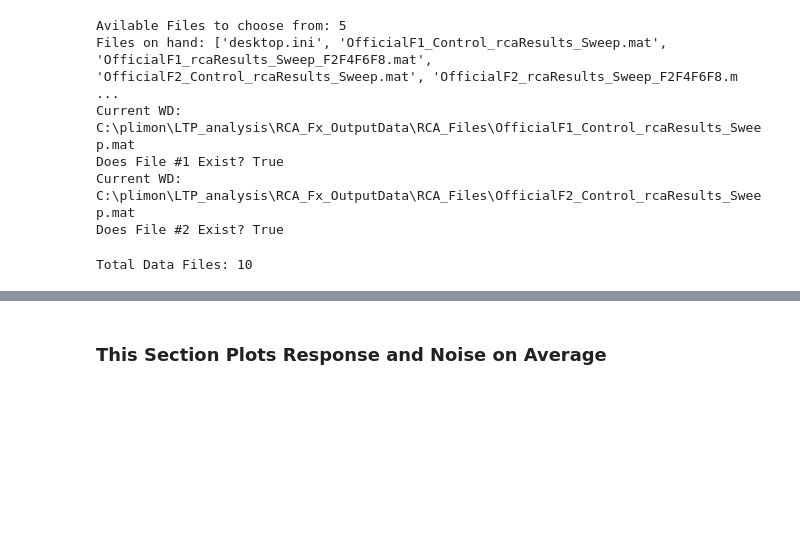
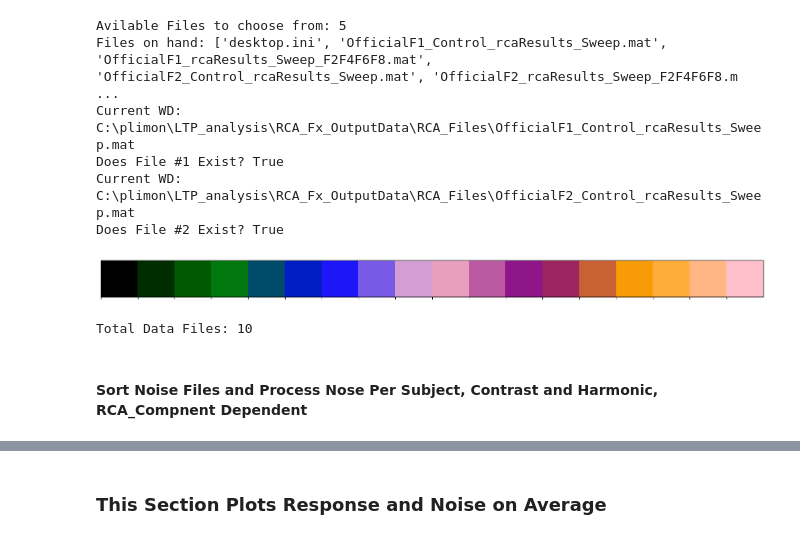
Before and after one commit to PatriciaNL/LTP_analysis, a Jupyter notebook: PythonScripts/ProcessingPipeline/RCAScripts/Process_LTP_Noise.ipynb, the cells around one changed output, grey strips where cells are left out. Cells and saved outputs as stored; diff of their text form; code cells hidden in the pictures; blank space fills up the shorter version.

```diff
--- a/PythonScripts/ProcessingPipeline/RCAScripts/Process_LTP_Noise.ipynb
+++ b/PythonScripts/ProcessingPipeline/RCAScripts/Process_LTP_Noise.ipynb
@@ -37,6 +35,16 @@ Current WD: C:\plimon\LTP_analysis\RCA_Fx_OutputData\RCA_Files\OfficialF1_Contro
 Does File #1 Exist? True
 Current WD: C:\plimon\LTP_analysis\RCA_Fx_OutputData\RCA_Files\OfficialF2_Control_rcaResults_Sweep.mat
 Does File #2 Exist? True
+# %%
+# Define the base colors for blending
+base_colors = ['black','green', 'blue', 'pink', 'purple', 'orange', 'pink']
+# Number of colors needed in the spectrum
+num_colors = 18
+fill = sns.blend_palette(base_colors, n_colors=num_colors, as_cmap=False)
+sns.palplot(fill)
+plt.show()
+# %% [output]
+[figure, added]
 # %%
 df_f1 = scipy.io.loadmat(file_path1)
 df_f2 = scipy.io.loadmat(file_path2)
@@ -60,3 +68,5 @@ FileName = [x[0][3:] for subjlist in SubNames for x in subjlist[0][2][0]]
 print(f'Total Data Files: {len(FileName)}')
 # %% [output]
 Total Data Files: 10
+# %% [markdown]
+#### Sort Noise Files and Process Nose Per Subject, Contrast and Harmonic, RCA_Compnent Dependent
```
Also changed, not shown: parts of 13 cells of this notebook.
